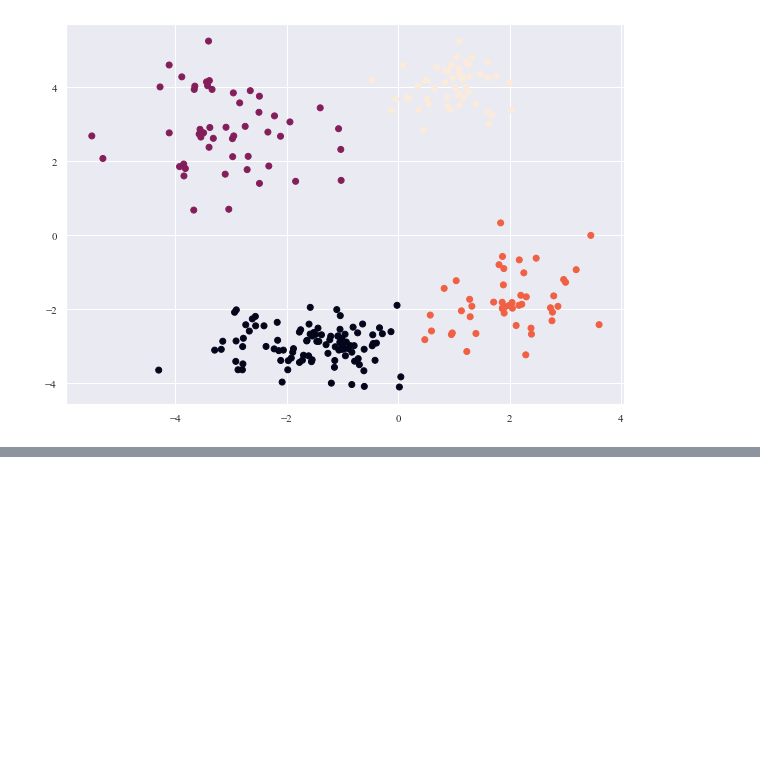
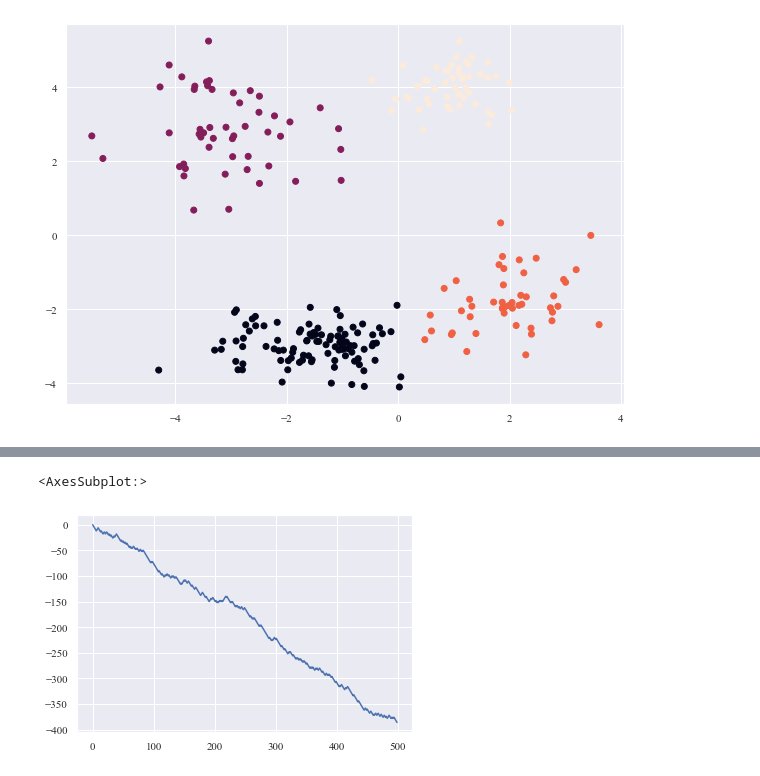
Before and after one commit to Mr-UMiguel/UExternado, a Jupyter notebook: FC/notas.ipynb, the cells around one changed output, grey strips where cells are left out. Saved outputs shown, nothing was run; the diff lists cells and outputs as text; code cells hidden in the pictures; blank space fills up the shorter version.

```diff
--- a/FC/notas.ipynb
+++ b/FC/notas.ipynb
@@ -637,0 +703,16 @@ plt.plot(mma)
+# %%
+# Definimos el valor de u, d y p
+u = 2
+d = -2
+p = 0.3
+t = 500
+
+random = np.random.uniform(0,1,t)
+Xi = [u if i <= p else d for i in random]
+Mt = np.zeros(t)
+for i in range(t-1):
+    Mt[i+1] = Mt[i] + Xi[i]
+pd.Series(Mt).plot()
+# %% [output]
+<AxesSubplot:>
+[figure, added]
```
Also changed, not shown: parts of 30 cells of this notebook, 12 other files.
